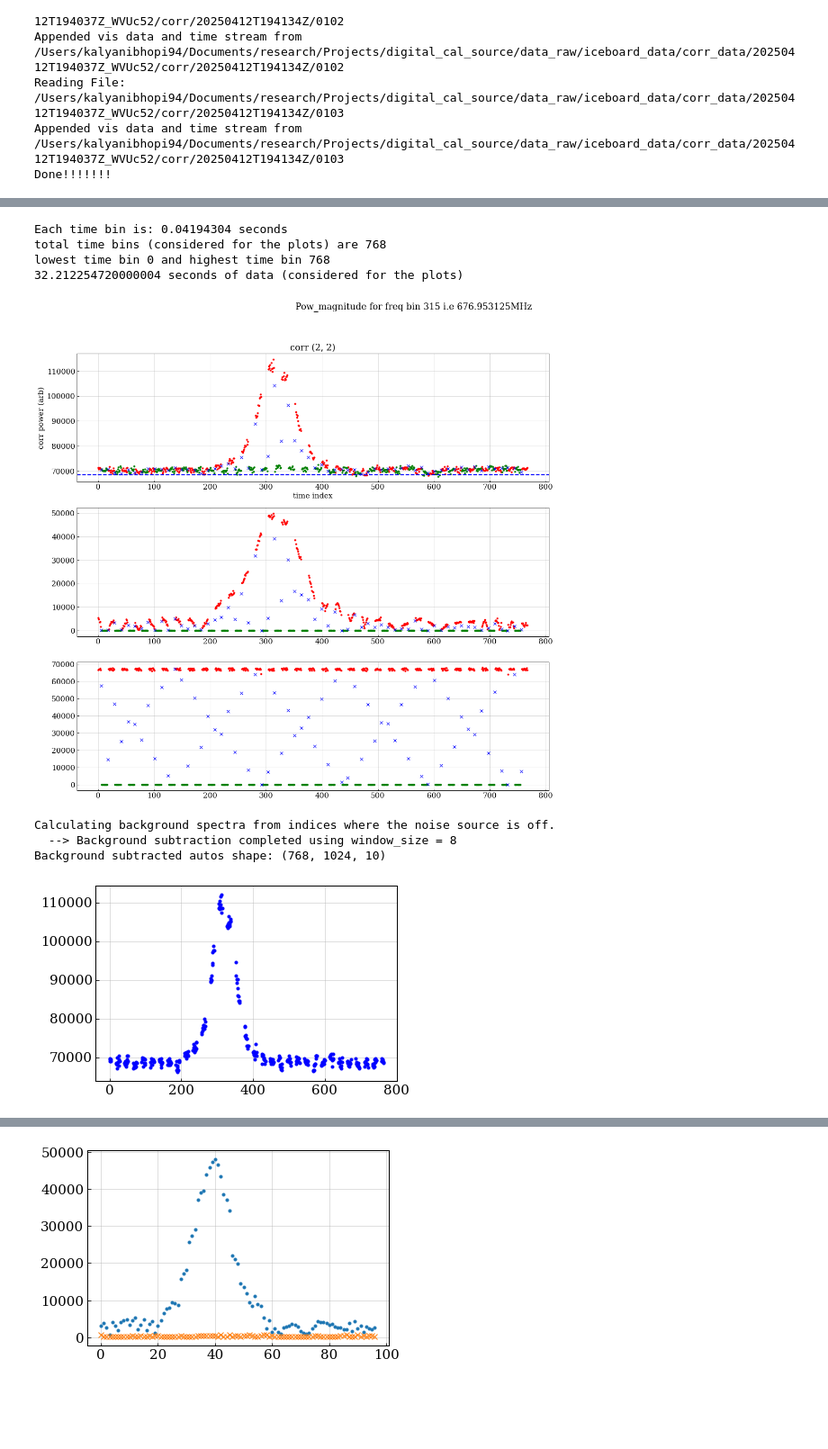
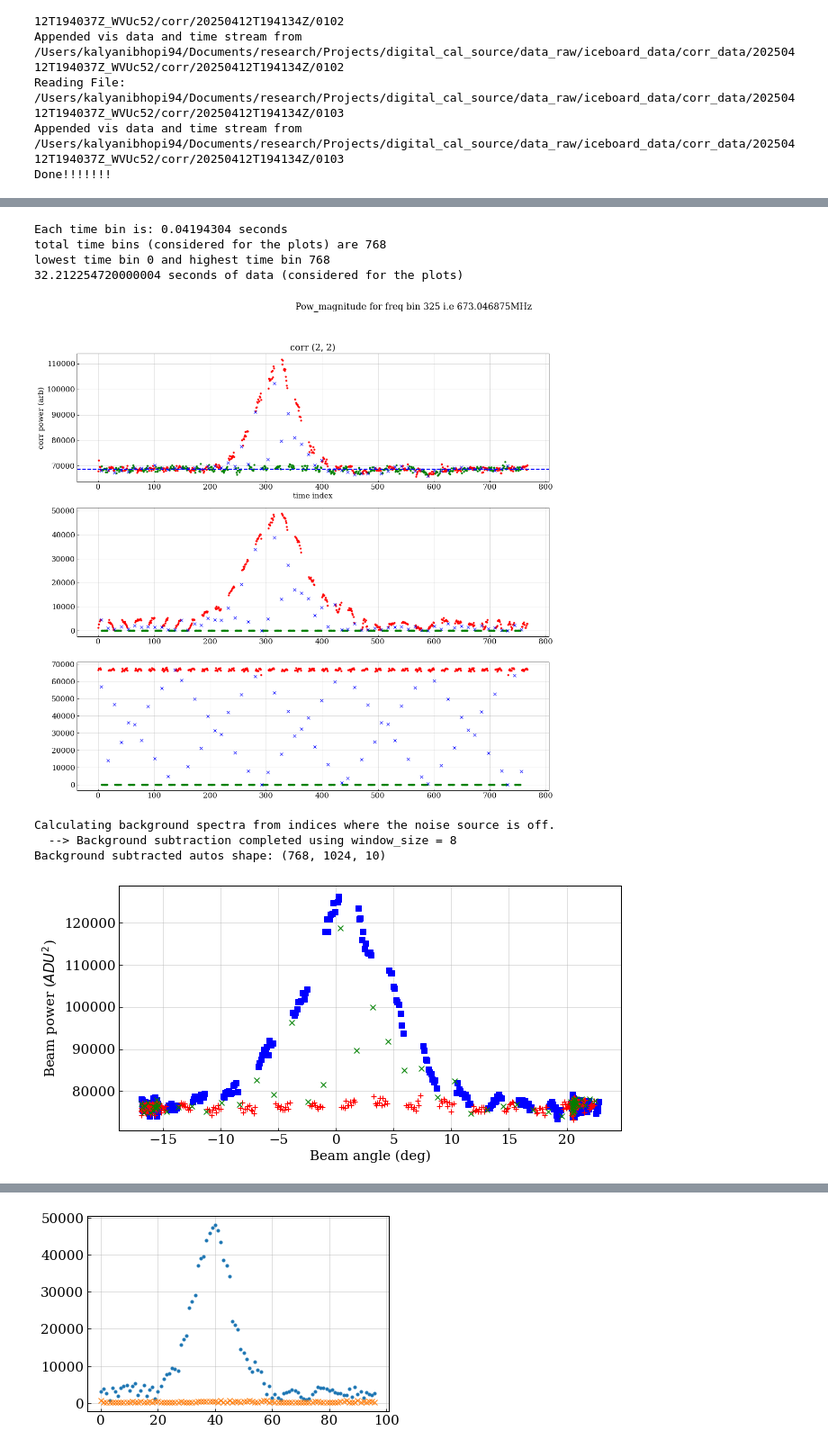
Before and after one commit to WVURAIL/DigitalNoiseSource, a Jupyter notebook: data_analysis_notebooks/drone_publications_plots.ipynb, the cells around one changed output, grey strips where cells are left out. Shown at 90% size. Saved outputs shown, nothing was run; the diff lists cells and outputs as text; code cells hidden in the pictures; blank space fills up the shorter version.

Commit message:
Adding drone publication plot notebook

```diff
--- a/data_analysis_notebooks/drone_publications_plots.ipynb
+++ b/data_analysis_notebooks/drone_publications_plots.ipynb
@@ -445,0 +588,3 @@ Frequency bin: 315
+# %%
+inds_on, inds_off, inds_span=Extract_Source_Pulses_pub(corr_data, f_ind=325)
+len(inds_on)+len(inds_off)+len(inds_span)
@@ -446,7 +608,7 @@ Frequency bin: 315
 # %%
 corr_size=corr_data.vis[:,:,:].shape
 tmin,tmax=[0,corr_size[0]]
-freq_arr=[315]
+freq_arr=[325]
 corr_indices=[7,8,9]
 dim1 = math.floor(math.sqrt(len(corr_indices)*len(freq_arr)))
 dim2 = math.ceil(len(corr_indices)*len(freq_arr)/dim1)
@@ -479,7 +641,7 @@ Each time bin is: 0.04194304 seconds
 total time bins (considered for the plots) are 768
 lowest time bin 0 and highest time bin 768
 32.212254720000004 seconds of data (considered for the plots)
-[figure, old version]
+[figure, new version]
 # %%
 def Perform_Background_Subtraction_Auto(pow_mag,inds_on,inds_off,inds_span,window_size=5):
         ## BACKGROUND SUBTRACTED SPECTRA: ##
@@ -506,14 +668,31 @@ def Perform_Background_Subtraction_Auto(pow_mag,inds_on,inds_off,inds_span,windo
 # %%
 ### for drone channel background subtraction
 bgsub_powmag=Perform_Background_Subtraction_Auto(pow_mag[:,:,:], inds_on, inds_off, inds_span, window_size=8)
 # raising drone auto channels to original background --
 # possible that it has same raising floor effect on other channels (ignore them for now as we are concerened about only drone autos)
-bgsub_powmag=np.add(bgsub_powmag,np.nanmean(pow_mag[inds_off,325,7]))
-#fig = plt.figure(figsize=[15,15])
-plt.plot(inds_on,bgsub_powmag[inds_on,315,7], 'b.')
-print(f'Background subtracted autos shape: {bgsub_powmag.shape}')
+bgsub_powmag_295=np.add(bgsub_powmag,np.nanmean(pow_mag[inds_off,295,7]))
+bgsub_powmag_302=np.add(bgsub_powmag,np.nanmean(pow_mag[inds_off,302,7]))
+bgsub_powmag_305=np.add(bgsub_powmag,np.nanmean(pow_mag[inds_off,305,7]))
+bgsub_powmag_310=np.add(bgsub_powmag,np.nanmean(pow_mag[inds_off,310,7]))
+bgsub_powmag_315=np.add(bgsub_powmag,np.nanmean(pow_mag[inds_off,315,7]))
+bgsub_powmag_325=np.add(bgsub_powmag,np.nanmean(pow_mag[inds_off,325,7]))
+
+
+
+## background subtracted drone-dish autos in linear space
+
+plt.figure(figsize=(10,5))
+plt.plot(drone_angles[inds_on],bgsub_powmag_310[inds_on,310,7], 'bs')
+plt.plot(drone_angles[inds_off],pow_mag[inds_off,310,7], 'r+')
+plt.plot(drone_angles[inds_span],pow_mag[inds_span,310,7], 'gx')
+#plt.plot(drone_angles,10*np.log(pow_mag[:,325,8]), 'r+')
+plt.xlabel("Beam angle (deg)")
+plt.ylabel("Beam power ($ADU^2$)")
+#plt.xlim(-17,18)
+#plt.ylim(60,110)
+print(f'Background subtracted autos shape: {bgsub_powmag_325.shape}')
 # %% [output]
 Calculating background spectra from indices where the noise source is off.
   --> Background subtraction completed using window_size = 8
 Background subtracted autos shape: (768, 1024, 10)
-[figure, old version]
+[figure, new version]
```
Also changed, not shown: parts of 51 cells of this notebook, 3 other files.
